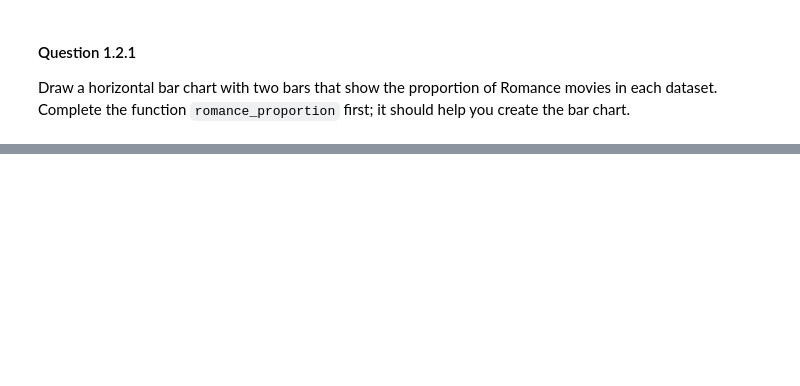
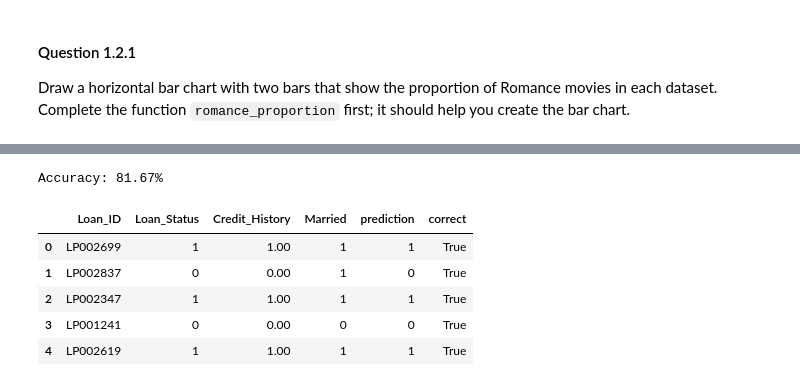
Before and after one commit to kellyle404/Loan_approval_prediction_kNN, a Jupyter notebook: loanknn.ipynb, the cells around one changed output, grey strips where cells are left out. Cells and saved outputs as stored; diff of their text form; code cells hidden in the pictures; blank space fills up the shorter version.

```diff
--- a/loanknn.ipynb
+++ b/loanknn.ipynb
@@ -590,0 +421,8 @@ Name: count, dtype: int64
+# %%
+features = ['Credit_History', 'Married']
+
+train_features = train.copy()[['Loan_ID', 'Loan_Status', 'Credit_History', 'Married']]
+display(train_features.head(2))
+
+test_features = test.copy()[['Loan_ID', 'Loan_Status', 'Credit_History', 'Married']]
+display(test_features.head(2))
@@ -590,0 +436,10 @@ Name: count, dtype: int64
+# %%
+evaluate_accuracy(test_features, train_features, 5)
+# %% [output]
+Accuracy: 81.67%
+|  | Loan_ID | Loan_Status | Credit_History | Married | prediction | correct |
+| 0 | LP002699 | 1 | 1.00 | 1 | 1 | True |
+| 1 | LP002837 | 0 | 0.00 | 1 | 0 | True |
+| 2 | LP002347 | 1 | 1.00 | 1 | 1 | True |
+| 3 | LP001241 | 0 | 0.00 | 0 | 0 | True |
+| 4 | LP002619 | 1 | 1.00 | 1 | 1 | True |
```
Also changed, not shown: parts of 39 cells of this notebook.
